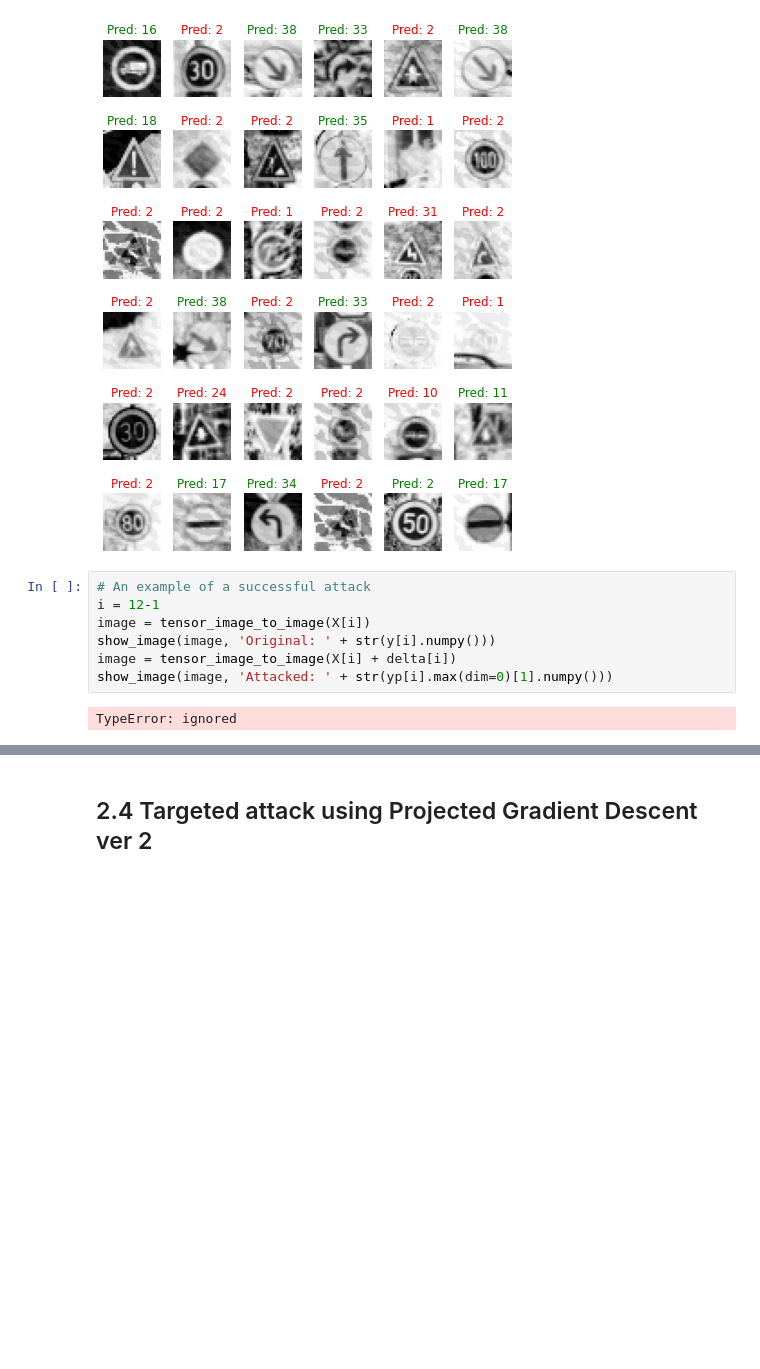
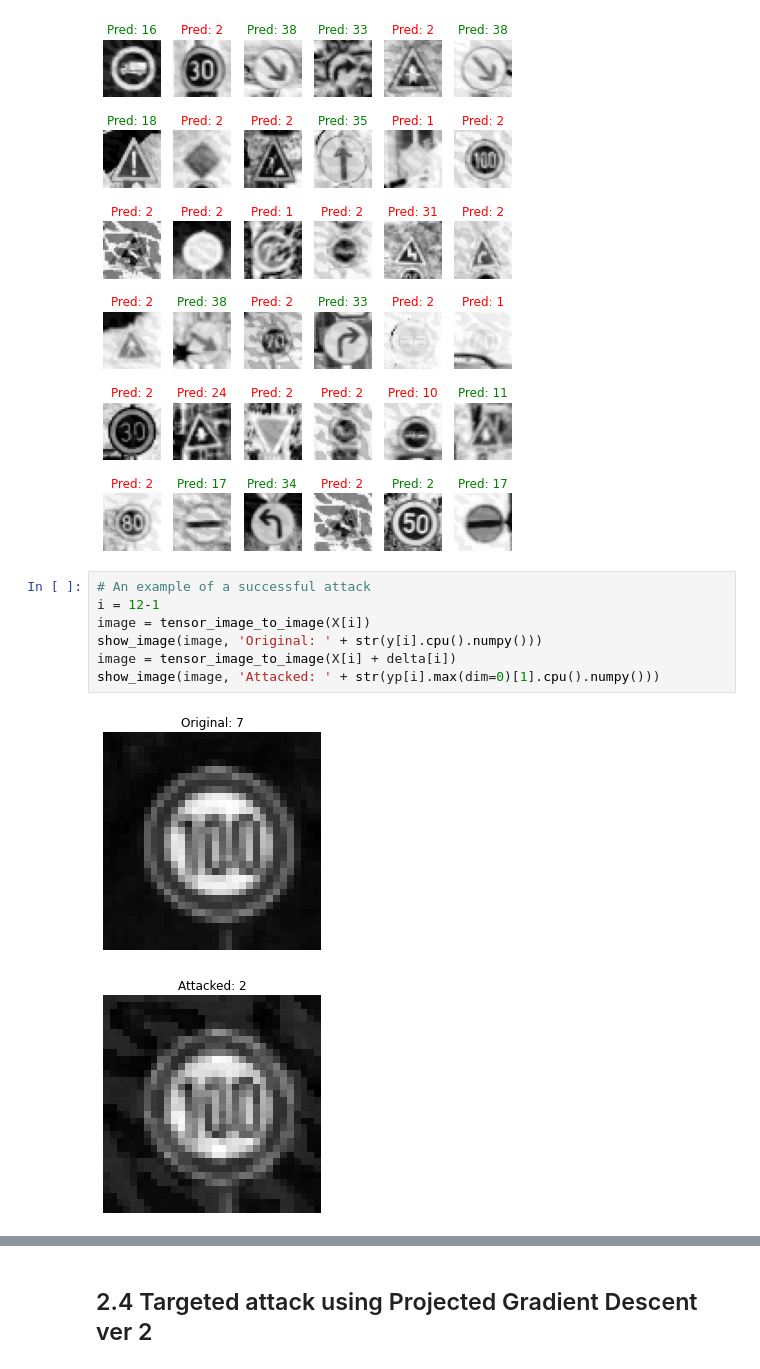
Before and after one commit to lars-x/Umu_Lab1, a Jupyter notebook: Lab1/Lab1.ipynb, the cells around one changed output, grey strips where cells are left out. Cells and saved outputs as stored; diff of their text form; blank space fills up the shorter version.

```diff
--- a/Lab1/Lab1.ipynb
+++ b/Lab1/Lab1.ipynb
@@ -752,12 +752,13 @@ plot_images(X+delta, y, yp, 6, 6)
 # %%
 # An example of a successful attack
 i = 12-1
 image = tensor_image_to_image(X[i])
-show_image(image, 'Original: ' + str(y[i].numpy()))
+show_image(image, 'Original: ' + str(y[i].cpu().numpy()))
 image = tensor_image_to_image(X[i] + delta[i])
-show_image(image, 'Attacked: ' + str(yp[i].max(dim=0)[1].numpy()))
+show_image(image, 'Attacked: ' + str(yp[i].max(dim=0)[1].cpu().numpy()))
 # %% [output]
-TypeError: ignored
+[figure, added]
+[figure, added]
 # %%
 %%time
 epoch_error = epoch_adversarial(
```
Also changed, not shown: parts of 7 cells of this notebook.
